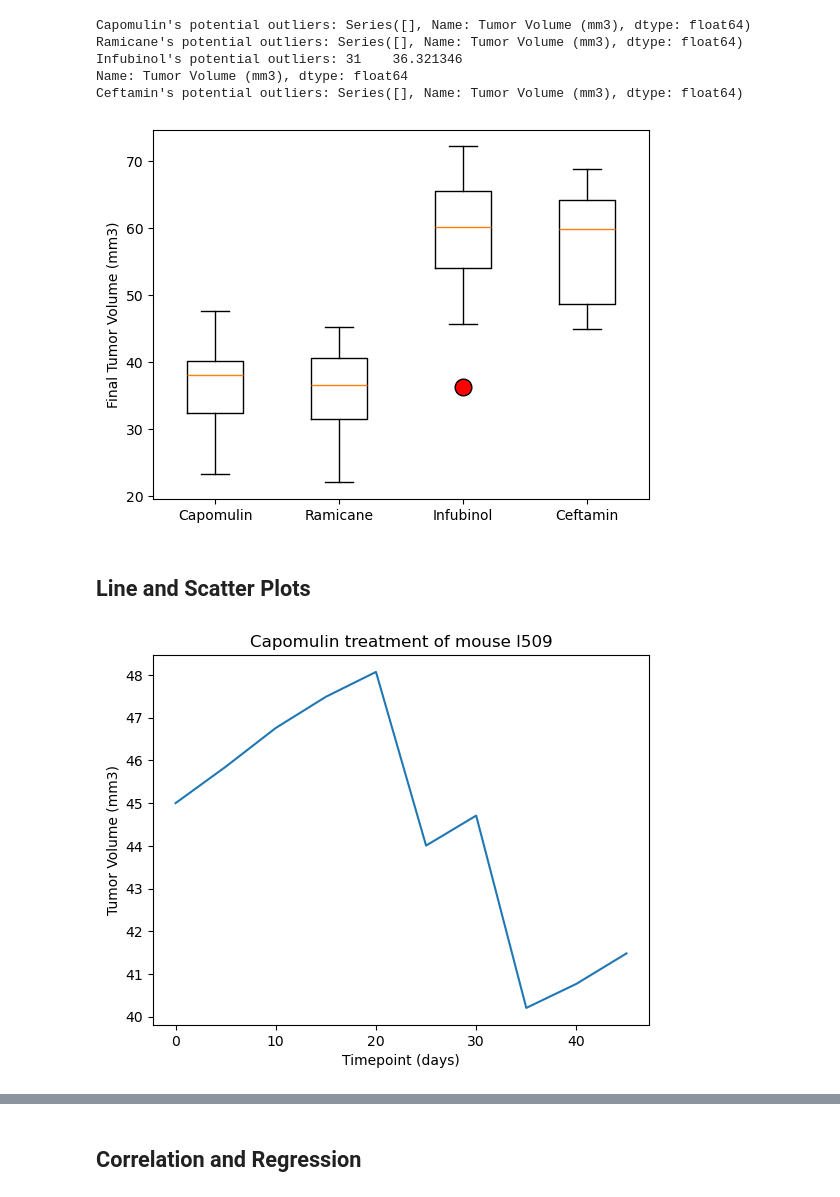
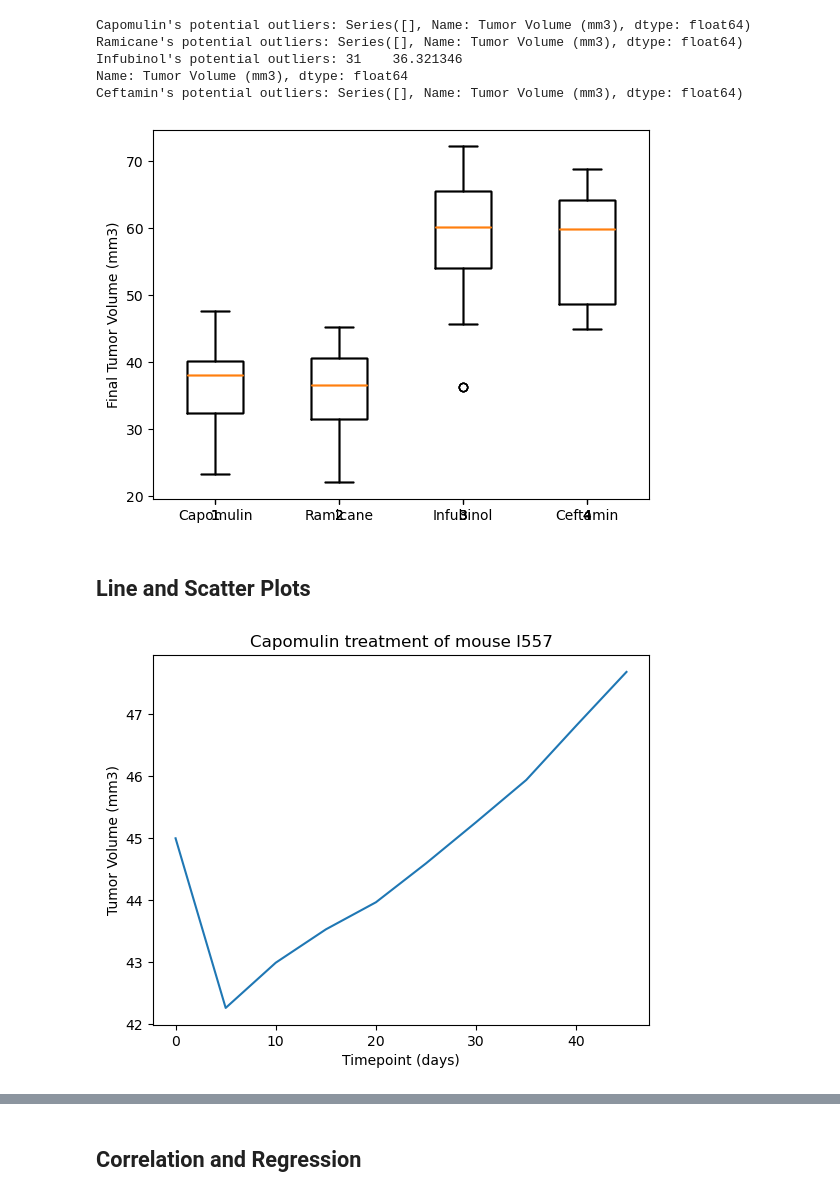
Before and after one commit to Kwessler93/Matplotlib-Challenge, a Jupyter notebook: pymaceuticals_starter.ipynb, the cells around one changed output, grey strips where cells are left out. Cells and saved outputs as stored; diff of their text form; code cells hidden in the pictures.

```diff
--- a/pymaceuticals_starter.ipynb
+++ b/pymaceuticals_starter.ipynb
@@ -252,14 +259,33 @@ Name: Tumor Volume (mm3), dtype: float64
 Ceftamin's potential outliers: Series([], Name: Tumor Volume (mm3), dtype: float64)
 # %%
 # Generate a box plot that shows the distribution of the tumor volume for each treatment group.
+fig1, ax1 = plt.subplots()
+
+ax1.set_xticklabels(Drug_Regimen)
+
+ax1.set_ylabel('Final Tumor Volume (mm3)')
+
+for drug in Drug_Regimen:
+    ax1.boxplot(Tumor_Volume)
+
+plt.show()
 # %% [output]
-[figure, old version]
+[figure, new version]
 # %% [markdown]
 ## Line and Scatter Plots
 # %%
 # Generate a line plot of tumor volume vs. time point for a single mouse treated with Capomulin
+x_axis = study_results_clean.loc[study_results_clean["Mouse ID"] == "i557", "Timepoint"]
+
+y_axis = study_results_clean.loc[study_results_clean["Mouse ID"] == "i557", "Tumor Volume (mm3)"]
+
+plt.plot(x_axis, y_axis)
+plt.xlabel("Timepoint (days)")
+plt.ylabel("Tumor Volume (mm3)")
+plt.title("Capomulin treatment of mouse I557")
+plt.show()
 # %% [output]
-[figure, old version]
+[figure, new version]
 # %%
 # Generate a scatter plot of mouse weight vs. the average observed tumor volume for the entire Capomulin regimen
 # %% [output]
```
Also changed, not shown: parts of 2 cells of this notebook.
